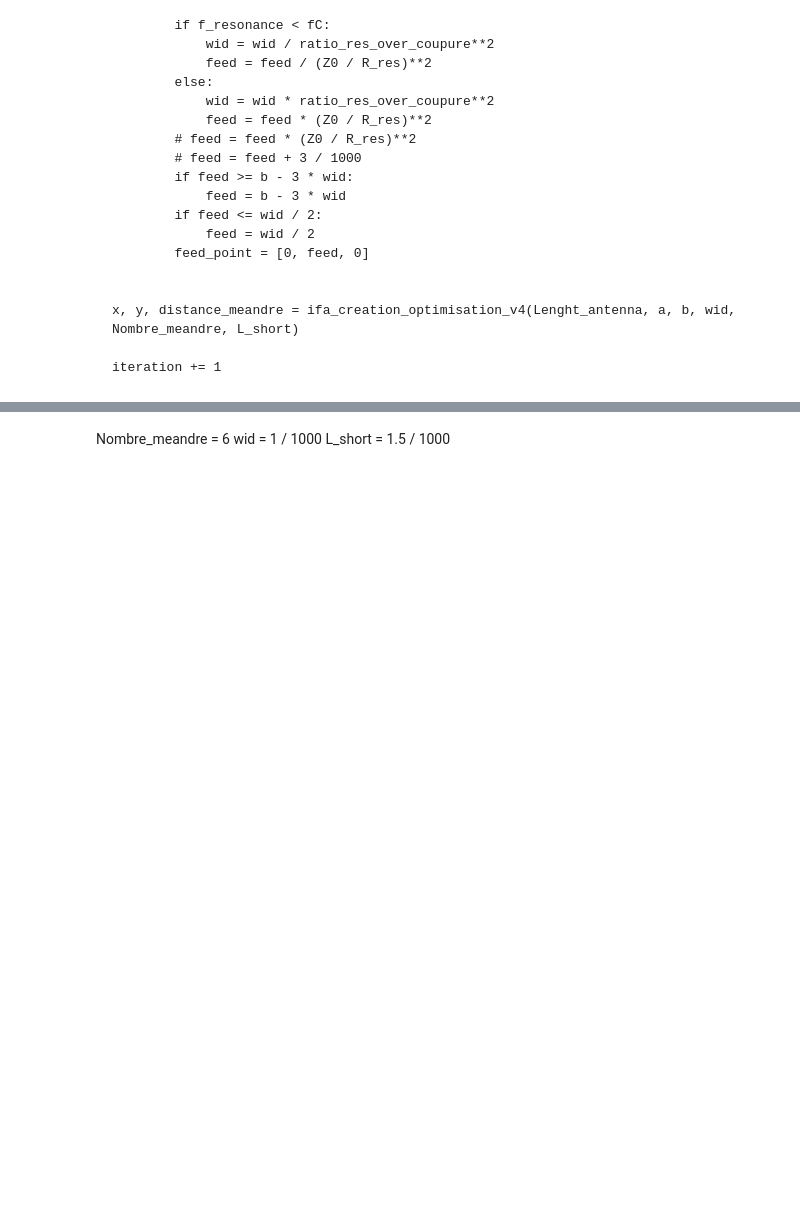
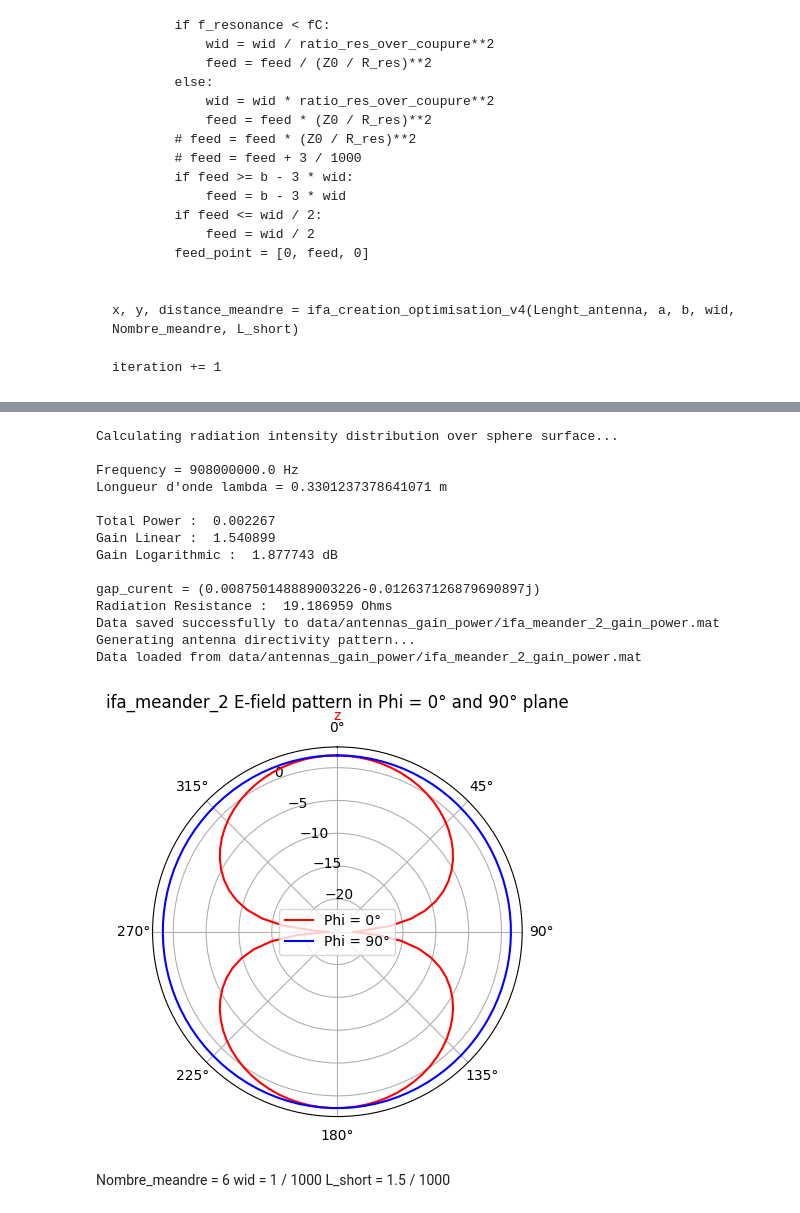
Before and after one commit to FahdilOuro/Antenna_Solver_MoM, a Jupyter notebook: antenna_simulation/ifa_meander_project/ifa_meander_version4.ipynb, the cells around one changed output, grey strips where cells are left out. Saved outputs shown, nothing was run; the diff lists cells and outputs as text; code cells hidden in the pictures; blank space fills up the shorter version.

```diff
--- a/antenna_simulation/ifa_meander_project/ifa_meander_version4.ipynb
+++ b/antenna_simulation/ifa_meander_project/ifa_meander_version4.ipynb
@@ -468,3 +408,37 @@ Temps de calcul pour la simulation : 697.19 secondes (11.62 minutes)
+# %%
+# Étape 2 : Distribution de l'intensité du rayonnement sur une sphère
+from efield.efield2 import radiation_intensity_distribution_over_sphere_surface
+from efield.efield3 import antenna_directivity_pattern
+
+# Maillage dense pour une sphère utilisée dans les calculs de rayonnement
+filename_sphere_dense = '../../data/sphere_mesh/sphere_dense.mat'
+
+ifa_meander_mesh2_mat = 'data/antennas_mesh2/ifa_meander_2_mesh2.mat'
+ifa_meander_current_mat = 'data/antennas_current/ifa_meander_2_current.mat'
+ifa_meander_gain_power_mat = 'data/antennas_gain_power/ifa_meander_2_gain_power.mat'
+
+print("Calculating radiation intensity distribution over sphere surface...")
+radiation_intensity_distribution_over_sphere_surface(ifa_meander_mesh2_mat, ifa_meander_current_mat, filename_sphere_dense, radiation=True)
+
+# Étape 3 : Génération du diagramme de directivité
+print("Generating antenna directivity pattern...")
+antenna_directivity_pattern(ifa_meander_mesh2_mat, ifa_meander_current_mat, ifa_meander_gain_power_mat, radiation=True)
+# %% [output]
+Calculating radiation intensity distribution over sphere surface...
+
+Frequency = 908000000.0 Hz
+Longueur d'onde lambda = 0.3301237378641071 m
+
+Total Power :  0.002267
+Gain Linear :  1.540899
+Gain Logarithmic :  1.877743 dB
+
+gap_curent = (0.008750148889003226-0.012637126879690897j)
+Radiation Resistance :  19.186959 Ohms
+Data saved successfully to data/antennas_gain_power/ifa_meander_2_gain_power.mat
+Generating antenna directivity pattern...
+Data loaded from data/antennas_gain_power/ifa_meander_2_gain_power.mat
+[figure, added]
 # %% [markdown]
 Nombre_meandre = 6
 wid = 1 / 1000
```
Also changed, not shown: parts of 1 cell of this notebook, 11 other files.
